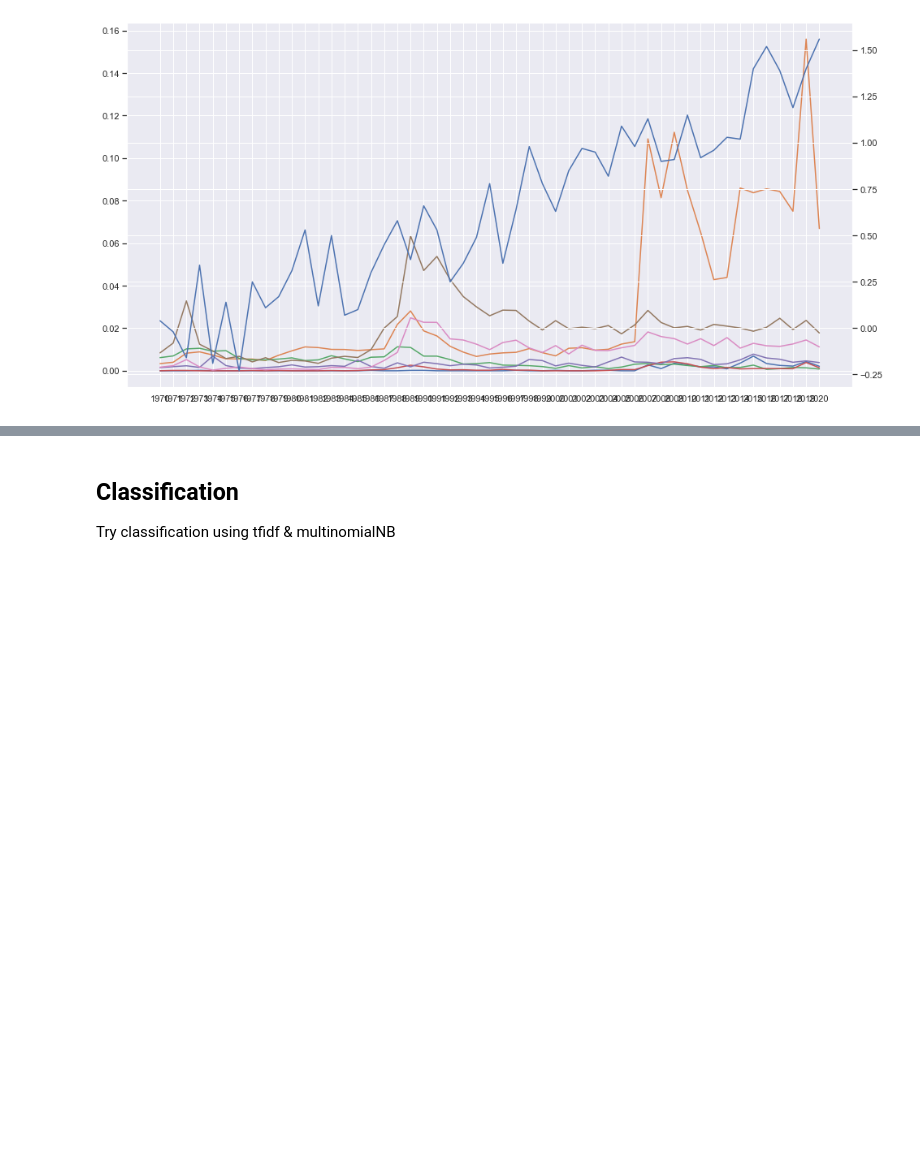
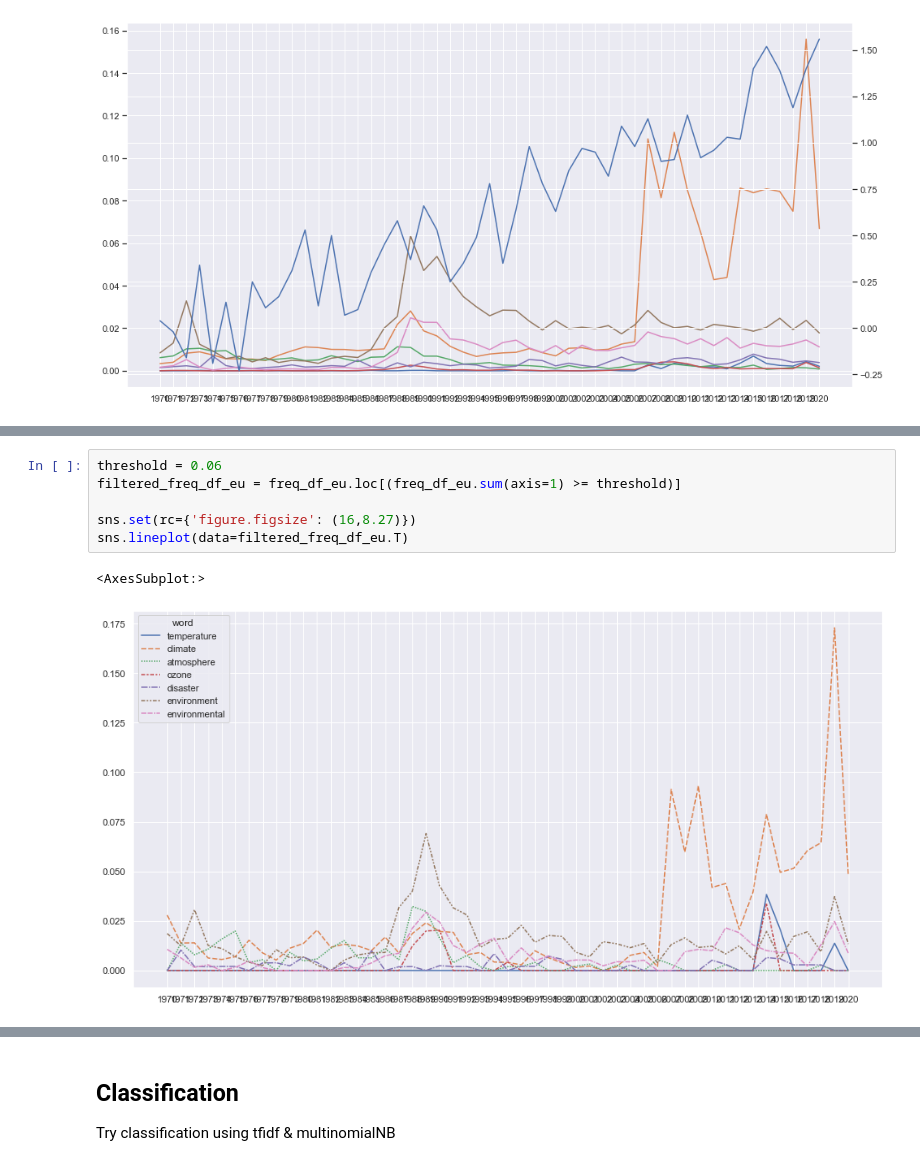
Before and after one commit to agnivchtj/UN-Debate-Corpus, a Jupyter notebook: UN Debates, World Happiness and International Trade.ipynb, the cells around one changed output, grey strips where cells are left out. Cells and saved outputs as stored; diff of their text form; blank space fills up the shorter version.

```diff
--- a/UN Debates, World Happiness and International Trade.ipynb
+++ b/UN Debates, World Happiness and International Trade.ipynb
@@ -258,0 +404,9 @@ plt.show()
+# %%
+threshold = 0.06
+filtered_freq_df_eu = freq_df_eu.loc[(freq_df_eu.sum(axis=1) >= threshold)]
+
+sns.set(rc={'figure.figsize': (16,8.27)})
+sns.lineplot(data=filtered_freq_df_eu.T)
+# %% [output]
+<AxesSubplot:>
+[figure, added]
```
Also changed, not shown: parts of 13 cells of this notebook, 4 other files.
